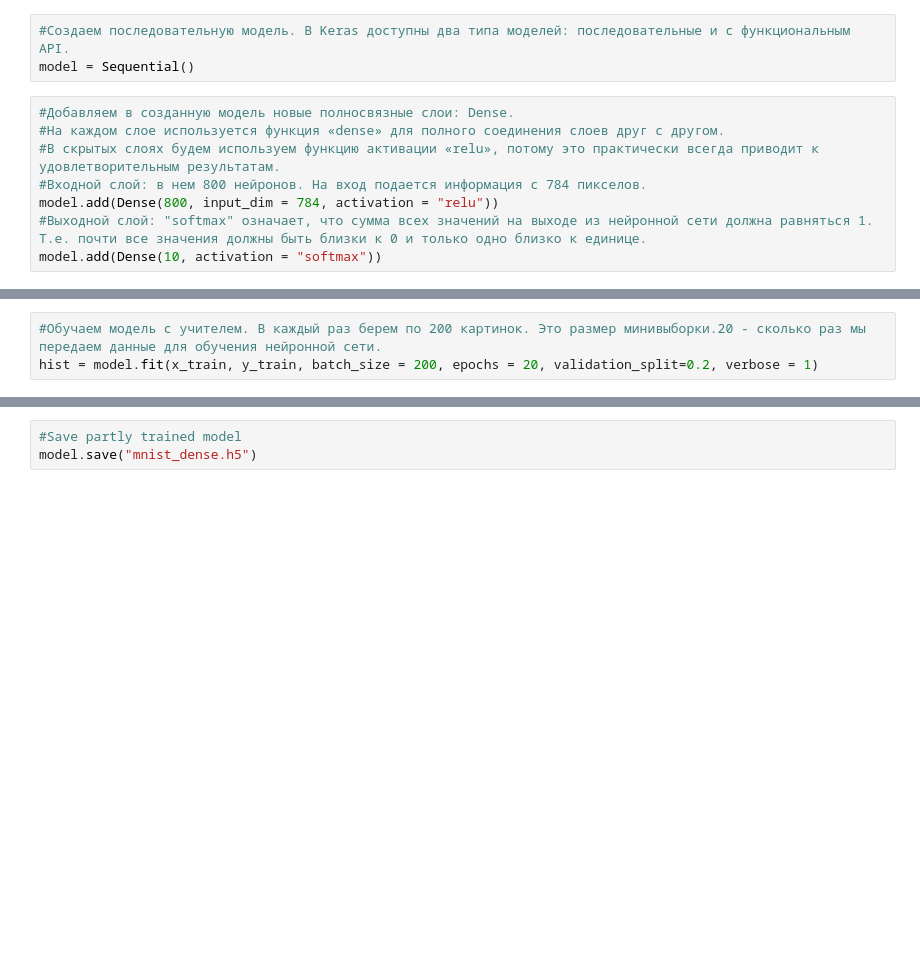
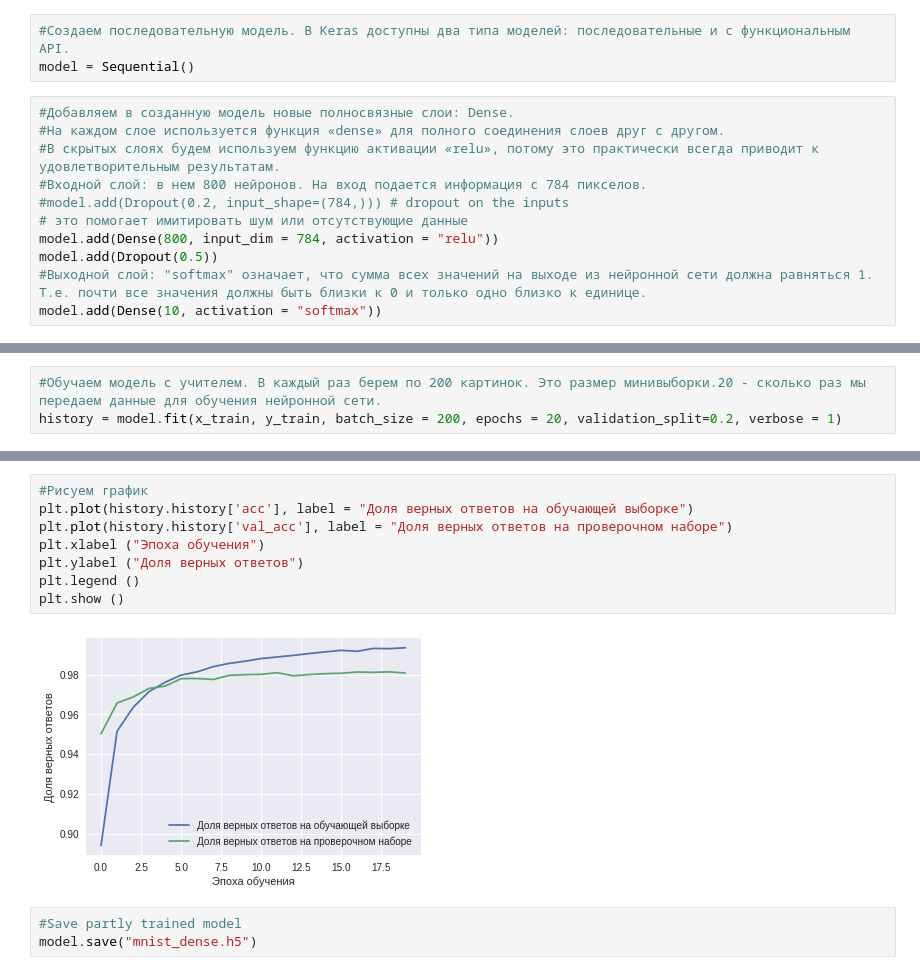
Before and after one commit to drednout5786/Python, a Jupyter notebook: MNIST_Anton.ipynb, the cells around one changed output, grey strips where cells are left out. Saved outputs shown, nothing was run; the diff lists cells and outputs as text; blank space fills up the shorter version.

```diff
--- a/MNIST_Anton.ipynb
+++ b/MNIST_Anton.ipynb
@@ -92,7 +95,10 @@ model = Sequential()
 #На каждом слое используется функция «dense» для полного соединения слоев друг с другом.
 #В скрытых слоях будем используем функцию активации «relu», потому это практически всегда приводит к удовлетворительным результатам.
 #Входной слой: в нем 800 нейронов. На вход подается информация с 784 пикселов.
+#model.add(Dropout(0.2, input_shape=(784,))) # dropout on the inputs
+# это помогает имитировать шум или отсутствующие данные
 model.add(Dense(800, input_dim = 784, activation = "relu"))
+model.add(Dropout(0.5))
 #Выходной слой: "softmax" означает, что сумма всех значений на выходе из нейронной сети должна равняться 1. Т.е. почти все значения должны быть близки к 0 и только одно близко к единице.
 model.add(Dense(10, activation = "softmax"))
 # %%
@@ -122,6 +130,6 @@ print(len(model.layers)) # Получили 2 слоя
 # %%
 #Обучаем модель с учителем. В каждый раз берем по 200 картинок. Это размер минивыборки.20 - сколько раз мы передаем данные для обучения нейронной сети.
-hist = model.fit(x_train, y_train, batch_size = 200, epochs = 20, validation_split=0.2, verbose = 1)
+history = model.fit(x_train, y_train, batch_size = 200, epochs = 20, validation_split=0.2, verbose = 1)
 # %% [output]
 Train on 48000 samples, validate on 12000 samples
 Epoch 1/20
@@ -153,3 +216,13 @@ Test accuracy: 0.9824
+# %%
+#Рисуем график
+plt.plot(history.history['acc'], label = "Доля верных ответов на обучающей выборке")
+plt.plot(history.history['val_acc'], label = "Доля верных ответов на проверочном наборе")
+plt.xlabel ("Эпоха обучения")
+plt.ylabel ("Доля верных ответов")
+plt.legend ()
+plt.show ()
+# %% [output]
+[figure, added]
 # %%
 #Save partly trained model
 model.save("mnist_dense.h5")
```
Also changed, not shown: parts of 14 cells of this notebook.
